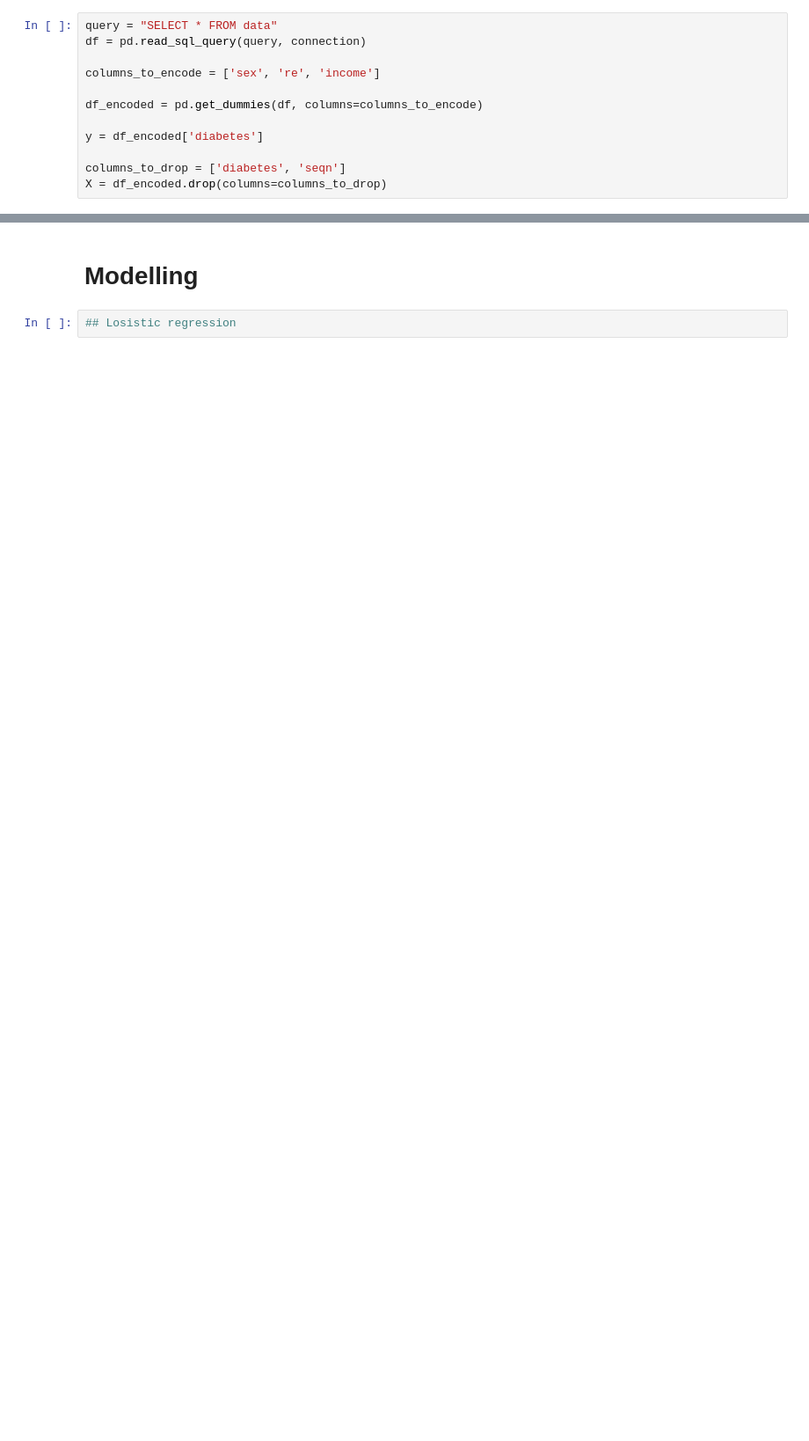
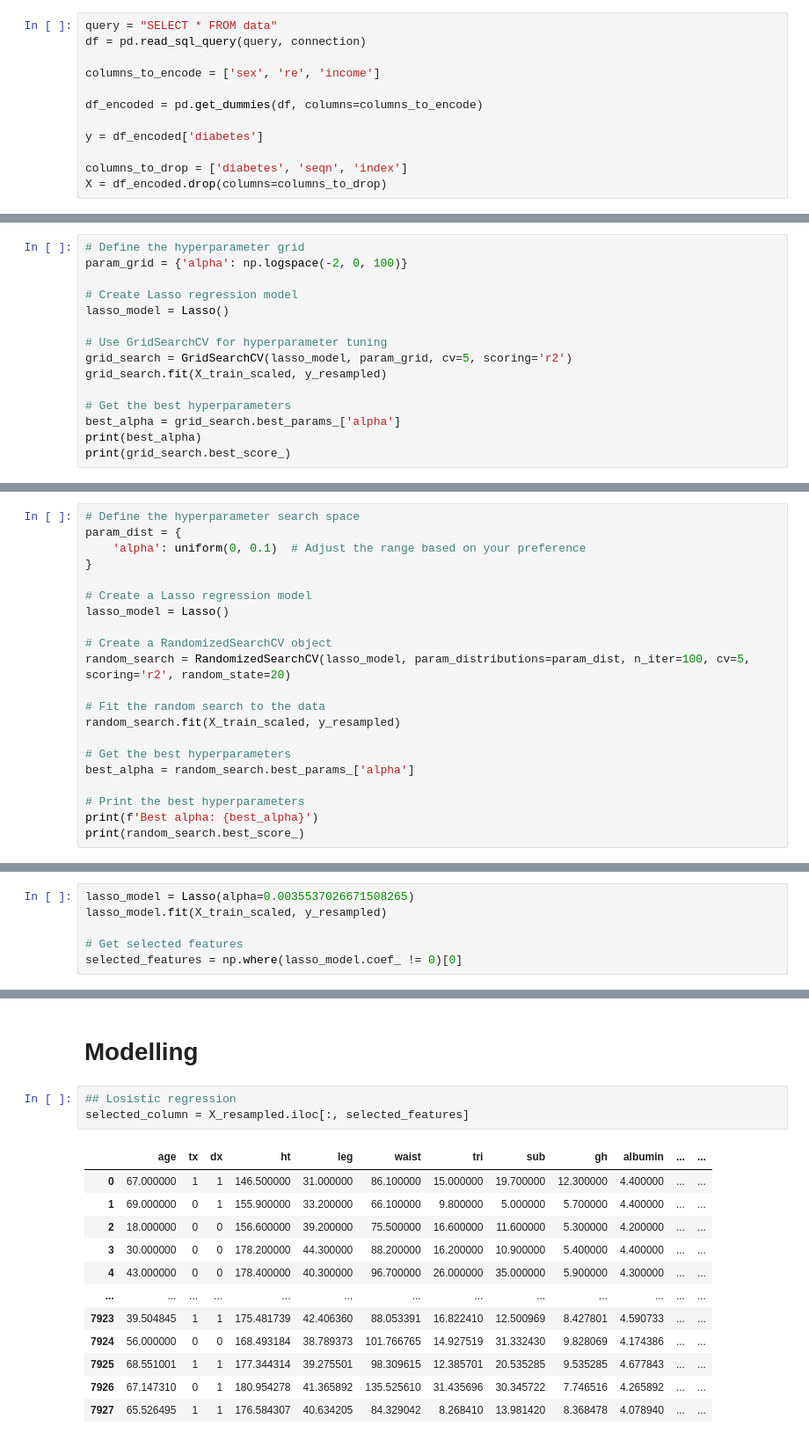
Before and after one commit to chenghong99/SGH-assignment, a Jupyter notebook: Assesment.ipynb, the cells around one changed output, grey strips where cells are left out. Shown: that part at 88% size. Saved outputs shown, nothing was run; the diff lists cells and outputs as text; blank space fills up the shorter version.

Commit message:
Scaled features using standard scaler and did feature selection using LASSO regression

```diff
--- a/Assesment.ipynb
+++ b/Assesment.ipynb
@@ -138,7 +139,7 @@ df_encoded = pd.get_dummies(df, columns=columns_to_encode)
 
 y = df_encoded['diabetes']
 
-columns_to_drop = ['diabetes', 'seqn']
+columns_to_drop = ['diabetes', 'seqn', 'index']
 X = df_encoded.drop(columns=columns_to_drop)
 # %%
 X_train, X_test, y_train, y_test = train_test_split(X, y, test_size=0.2, random_state=42)
@@ -148,0 +162,15 @@ X_resampled, y_resampled = smote.fit_resample(X_train, y_train)
+# %%
+# Define the hyperparameter grid
+param_grid = {'alpha': np.logspace(-2, 0, 100)}
+
+# Create Lasso regression model
+lasso_model = Lasso()
+
+# Use GridSearchCV for hyperparameter tuning
+grid_search = GridSearchCV(lasso_model, param_grid, cv=5, scoring='r2')
+grid_search.fit(X_train_scaled, y_resampled)
+
+# Get the best hyperparameters
+best_alpha = grid_search.best_params_['alpha']
+print(best_alpha)
+print(grid_search.best_score_)
@@ -148,0 +180,21 @@ X_resampled, y_resampled = smote.fit_resample(X_train, y_train)
+# %%
+# Define the hyperparameter search space
+param_dist = {
+    'alpha': uniform(0, 0.1)  # Adjust the range based on your preference
+}
+
+# Create a Lasso regression model
+lasso_model = Lasso()
+
+# Create a RandomizedSearchCV object
+random_search = RandomizedSearchCV(lasso_model, param_distributions=param_dist, n_iter=100, cv=5, scoring='r2', random_state=20)
+
+# Fit the random search to the data
+random_search.fit(X_train_scaled, y_resampled)
+
+# Get the best hyperparameters
+best_alpha = random_search.best_params_['alpha']
+
+# Print the best hyperparameters
+print(f'Best alpha: {best_alpha}')
+print(random_search.best_score_)
@@ -148,0 +204,6 @@ X_resampled, y_resampled = smote.fit_resample(X_train, y_train)
+# %%
+lasso_model = Lasso(alpha=0.0035537026671508265)
+lasso_model.fit(X_train_scaled, y_resampled)
+
+# Get selected features
+selected_features = np.where(lasso_model.coef_ != 0)[0]
@@ -150,3 +213,17 @@ X_resampled, y_resampled = smote.fit_resample(X_train, y_train)
 # Modelling
 # %%
 ## Losistic regression
+selected_column = X_resampled.iloc[:, selected_features]
+# %% [output]
+|  | age | tx | dx | ht | leg | waist | tri | sub | gh | albumin | ... | ... |
+| 0 | 67.000000 | 1 | 1 | 146.500000 | 31.000000 | 86.100000 | 15.000000 | 19.700000 | 12.300000 | 4.400000 | ... | ... |
+| 1 | 69.000000 | 0 | 1 | 155.900000 | 33.200000 | 66.100000 | 9.800000 | 5.000000 | 5.700000 | 4.400000 | ... | ... |
+| 2 | 18.000000 | 0 | 0 | 156.600000 | 39.200000 | 75.500000 | 16.600000 | 11.600000 | 5.300000 | 4.200000 | ... | ... |
+| 3 | 30.000000 | 0 | 0 | 178.200000 | 44.300000 | 88.200000 | 16.200000 | 10.900000 | 5.400000 | 4.400000 | ... | ... |
+| 4 | 43.000000 | 0 | 0 | 178.400000 | 40.300000 | 96.700000 | 26.000000 | 35.000000 | 5.900000 | 4.300000 | ... | ... |
+| ... | ... | ... | ... | ... | ... | ... | ... | ... | ... | ... | ... | ... |
+| 7923 | 39.504845 | 1 | 1 | 175.481739 | 42.406360 | 88.053391 | 16.822410 | 12.500969 | 8.427801 | 4.590733 | ... | ... |
+| 7924 | 56.000000 | 0 | 0 | 168.493184 | 38.789373 | 101.766765 | 14.927519 | 31.332430 | 9.828069 | 4.174386 | ... | ... |
+| 7925 | 68.551001 | 1 | 1 | 177.344314 | 39.275501 | 98.309615 | 12.385701 | 20.535285 | 9.535285 | 4.677843 | ... | ... |
+| 7926 | 67.147310 | 0 | 1 | 180.954278 | 41.365892 | 135.525610 | 31.435696 | 30.345722 | 7.746516 | 4.265892 | ... | ... |
+| 7927 | 65.526495 | 1 | 1 | 176.584307 | 40.634205 | 84.329042 | 8.268410 | 13.981420 | 8.368478 | 4.078940 | ... | ... |
```
Also changed, not shown: parts of 8 cells of this notebook.
